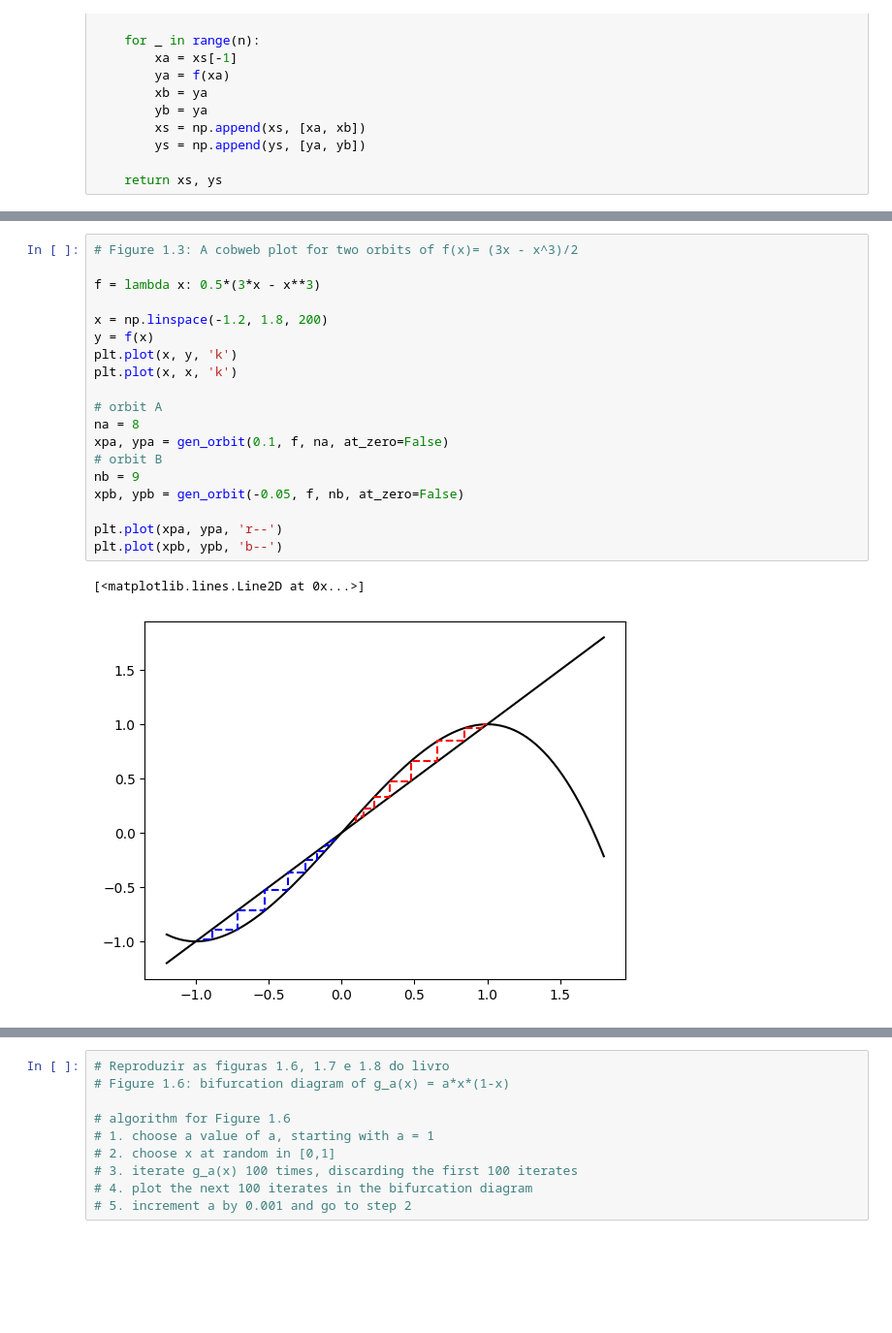
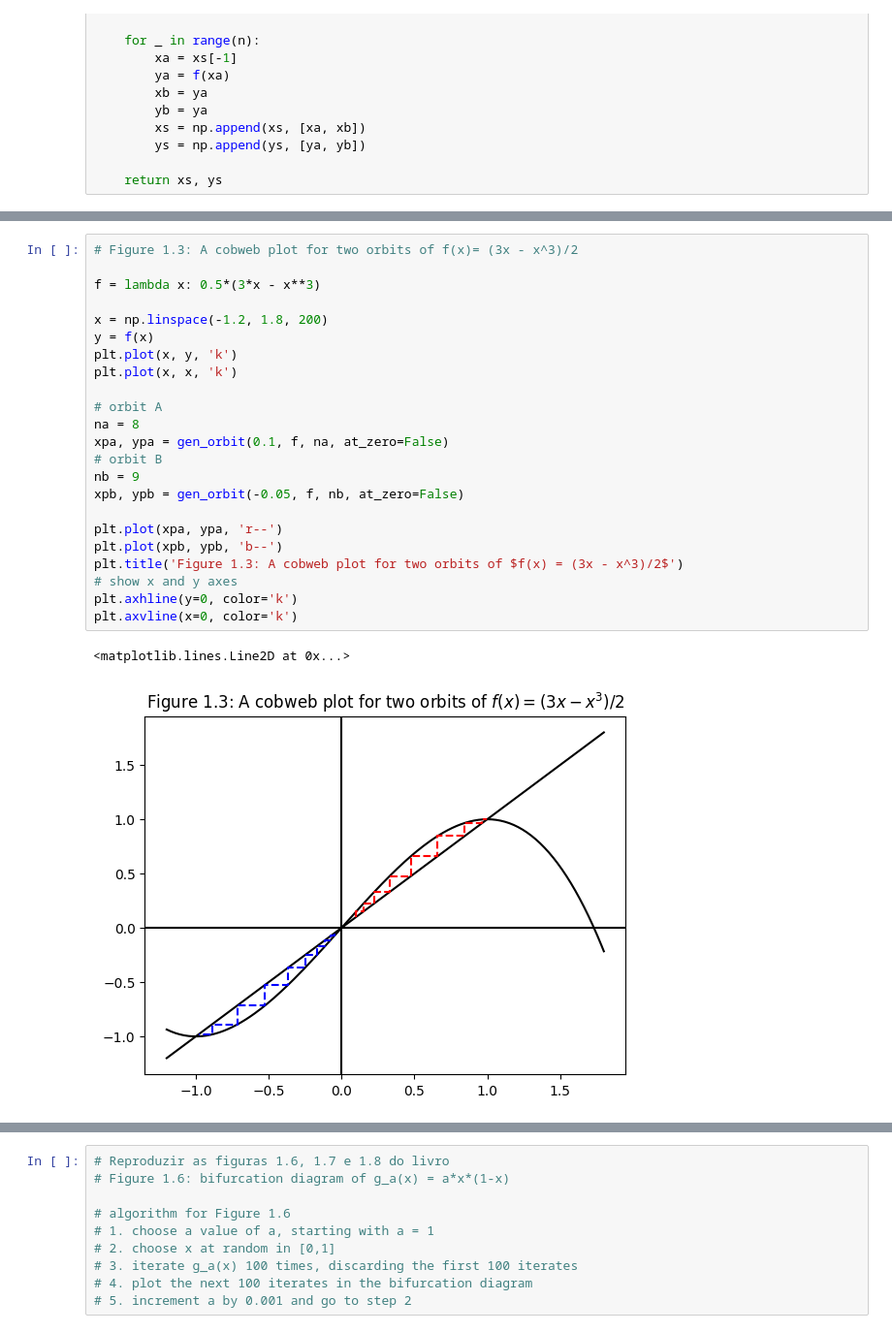
Before and after one commit to vini-fda/FM_223_Lista1, a Jupyter notebook: lista1.ipynb, the cells around one changed output, grey strips where cells are left out. Shown at 97% size. Saved outputs shown, nothing was run; the diff lists cells and outputs as text; blank space fills up the shorter version.

```diff
--- a/lista1.ipynb
+++ b/lista1.ipynb
@@ -41,22 +53,26 @@ plt.plot(xp, yp, 'r--')
 # %%
 # Figure 1.3: A cobweb plot for two orbits of f(x)= (3x - x^3)/2
 
 f = lambda x: 0.5*(3*x - x**3)
 
 x = np.linspace(-1.2, 1.8, 200)
 y = f(x)
 plt.plot(x, y, 'k')
 plt.plot(x, x, 'k')
 
 # orbit A
 na = 8
 xpa, ypa = gen_orbit(0.1, f, na, at_zero=False)
 # orbit B
 nb = 9
 xpb, ypb = gen_orbit(-0.05, f, nb, at_zero=False)
 
 plt.plot(xpa, ypa, 'r--')
 plt.plot(xpb, ypb, 'b--')
+plt.title('Figure 1.3: A cobweb plot for two orbits of $f(x) = (3x - x^3)/2$')
+# show x and y axes
+plt.axhline(y=0, color='k')
+plt.axvline(x=0, color='k')
 # %% [output]
-[<matplotlib.lines.Line2D at 0x...>]
+<matplotlib.lines.Line2D at 0x...>
-[figure, old version]
+[figure, new version]
```
Also changed, not shown: parts of 11 cells of this notebook.
